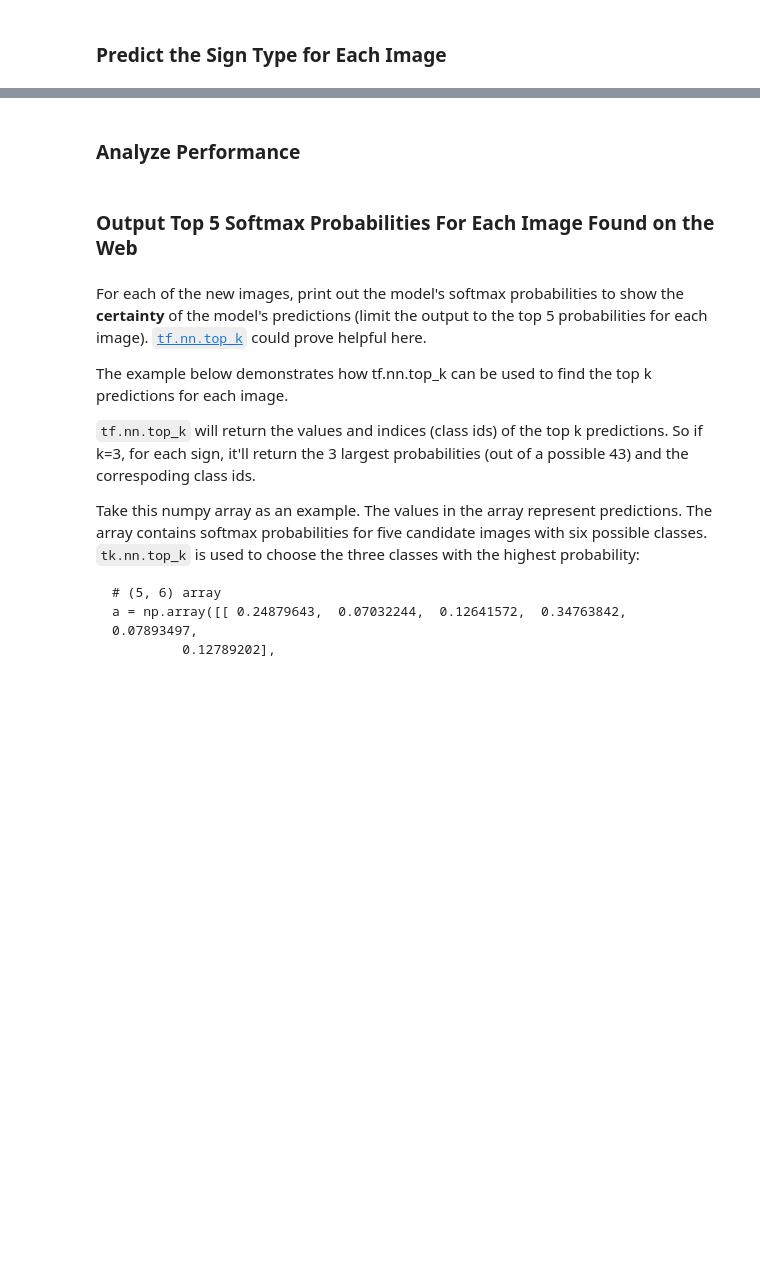
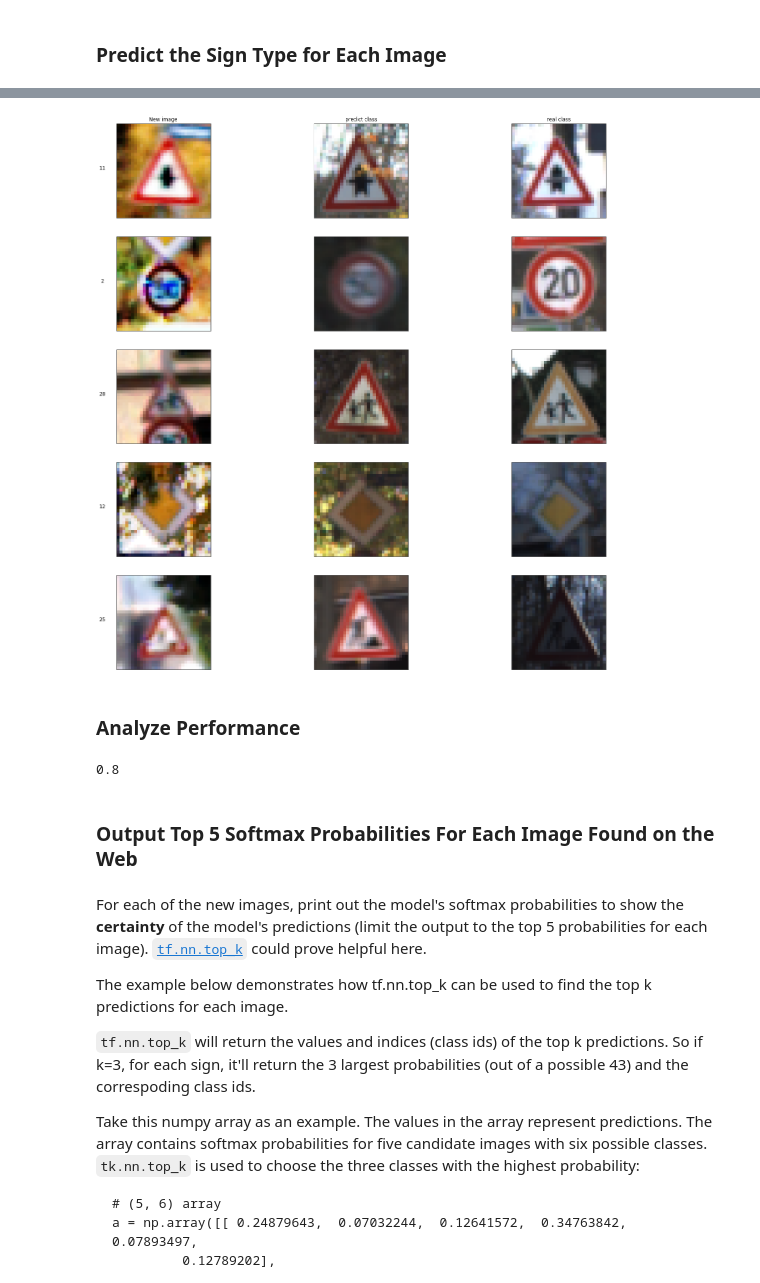
Before and after one commit to filwaline/CarND-Traffic-Sign-Classifier-Project, a Jupyter notebook: Traffic_Sign_Classifier.ipynb, the cells around one changed output, grey strips where cells are left out. Cells and saved outputs as stored; diff of their text form; code cells hidden in the pictures; blank space fills up the shorter version.

```diff
--- a/Traffic_Sign_Classifier.ipynb
+++ b/Traffic_Sign_Classifier.ipynb
@@ -481,0 +376,3 @@ You may find `signnames.csv` useful as it contains mappings from the class id (i
+# %%
+model = network()
+model.load_weights('weights.h5')
@@ -488,8 +416,49 @@ You may find `signnames.csv` useful as it contains mappings from the class id (i
+# %%
+fig,axarr = plt.subplots(len(newImgs),3,figsize=(24,24))
+
+for i in range(len(newImgs)):
+    axarr[i,0].get_xaxis().set_ticks([])
+    axarr[i,0].get_yaxis().set_ticks([])
+    axarr[i,0].imshow(newImgs[i])
+
+    indexesOfSameClass = np.where(y_train == pred[i])[0]
+    pickImagePred = X_train[np.random.choice(indexesOfSameClass,1)][0]
+
+    indexesOfSameClass = np.where(y_train == newLabels[i])[0]
+    pickImageReal = X_train[np.random.choice(indexesOfSameClass,1)][0]
+
+    axarr[i,1].get_xaxis().set_ticks([])
+    axarr[i,1].get_yaxis().set_ticks([])
+    axarr[i,1].imshow(pickImagePred)
+
+    axarr[i,2].get_xaxis().set_ticks([])
+    axarr[i,2].get_yaxis().set_ticks([])
+    axarr[i,2].imshow(pickImageReal)
+
+columnTitles = ['New image','predict class','real class']
+axarr[0,0].set_title(columnTitles[0])
+axarr[0,1].set_title(columnTitles[1])
+axarr[0,2].set_title(columnTitles[2])
+
+for i in range(len(newImgs)):
+    axarr[i,0].set_ylabel(pred[i], rotation=0, size='large')
+    axarr[i,0].yaxis.set_label_coords(-0.15, 0.5)
+#     axarr[i,2].set_ylabel(randomClasses[i], rotation=0, size='large')
+#     axarr[i,2].yaxis.set_label_coords(1.15, 0.5)
+
+# plt.subplots_adjust(left=0.125,right=0.5,bottom=0.1,top=1,wspace=0.2,hspace=0.2)
+plt.show()
+# %% [output]
+[figure, added]
 # %% [markdown]
 ### Analyze Performance
 # %%
 ### Calculate the accuracy for these 5 new images.
 ### For example, if the model predicted 1 out of 5 signs correctly, it's 20% accurate on these new images.
+diff = pred == newLabels
+print(np.mean(diff))
+# %% [output]
+0.8
 # %% [markdown]
 ### Output Top 5 Softmax Probabilities For Each Image Found on the Web
 # %% [markdown]
```
Also changed, not shown: parts of 24 cells of this notebook, 14 other files.
